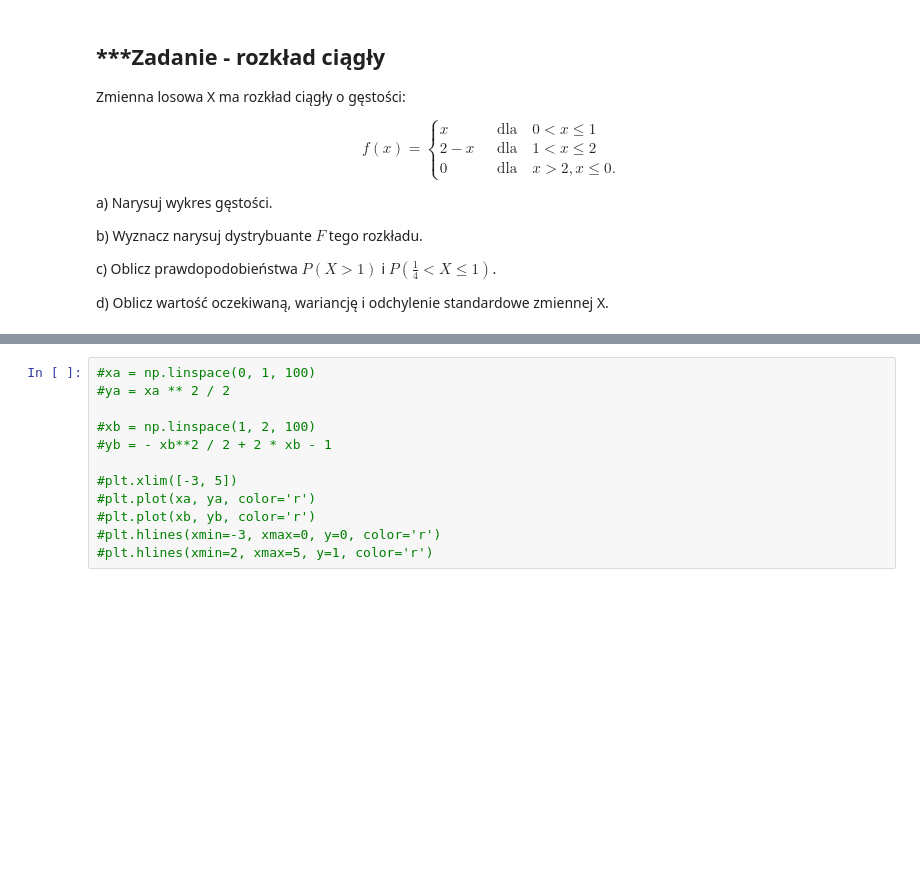
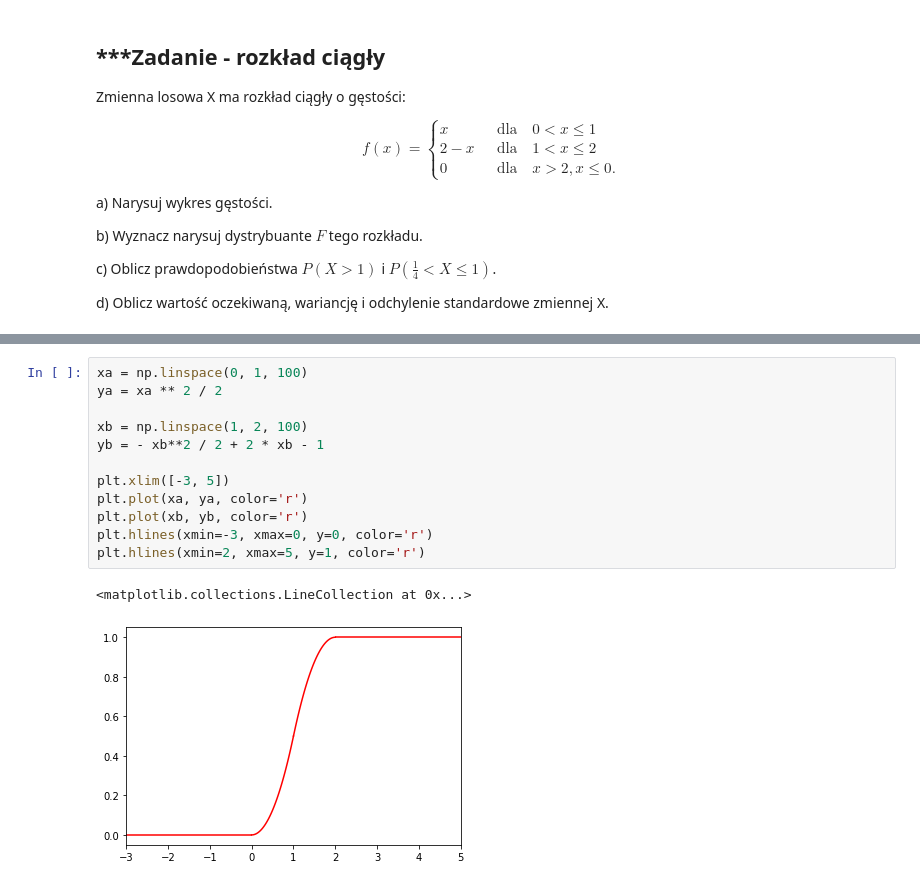
Before and after one commit to mdabrowski-phd/ds250223_stat, a Jupyter notebook: 02_rachunek_prawdopodobienstwa/02_analiza_rozkladow_prawdopodobienstwa.ipynb, the cells around one changed output, grey strips where cells are left out. Saved outputs shown, nothing was run; the diff lists cells and outputs as text; blank space fills up the shorter version.

```diff
--- a/02_rachunek_prawdopodobienstwa/02_analiza_rozkladow_prawdopodobienstwa.ipynb
+++ b/02_rachunek_prawdopodobienstwa/02_analiza_rozkladow_prawdopodobienstwa.ipynb
@@ -111,12 +128,15 @@ $$
 # %%
-#xa = np.linspace(0, 1, 100)
-#ya = xa ** 2 / 2
+xa = np.linspace(0, 1, 100)
+ya = xa ** 2 / 2
 
-#xb = np.linspace(1, 2, 100)
-#yb = - xb**2 / 2 + 2 * xb - 1
+xb = np.linspace(1, 2, 100)
+yb = - xb**2 / 2 + 2 * xb - 1
 
-#plt.xlim([-3, 5])
-#plt.plot(xa, ya, color='r')
-#plt.plot(xb, yb, color='r')
-#plt.hlines(xmin=-3, xmax=0, y=0, color='r')
-#plt.hlines(xmin=2, xmax=5, y=1, color='r')
+plt.xlim([-3, 5])
+plt.plot(xa, ya, color='r')
+plt.plot(xb, yb, color='r')
+plt.hlines(xmin=-3, xmax=0, y=0, color='r')
+plt.hlines(xmin=2, xmax=5, y=1, color='r')
+# %% [output]
+<matplotlib.collections.LineCollection at 0x...>
+[figure, added]
```
Also changed, not shown: parts of 8 cells of this notebook, 7 other files.
